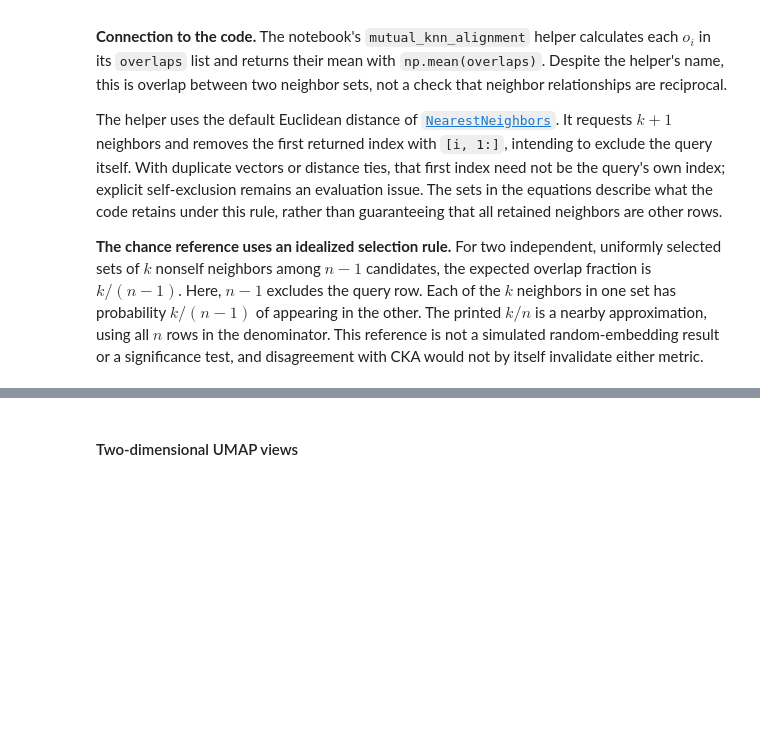
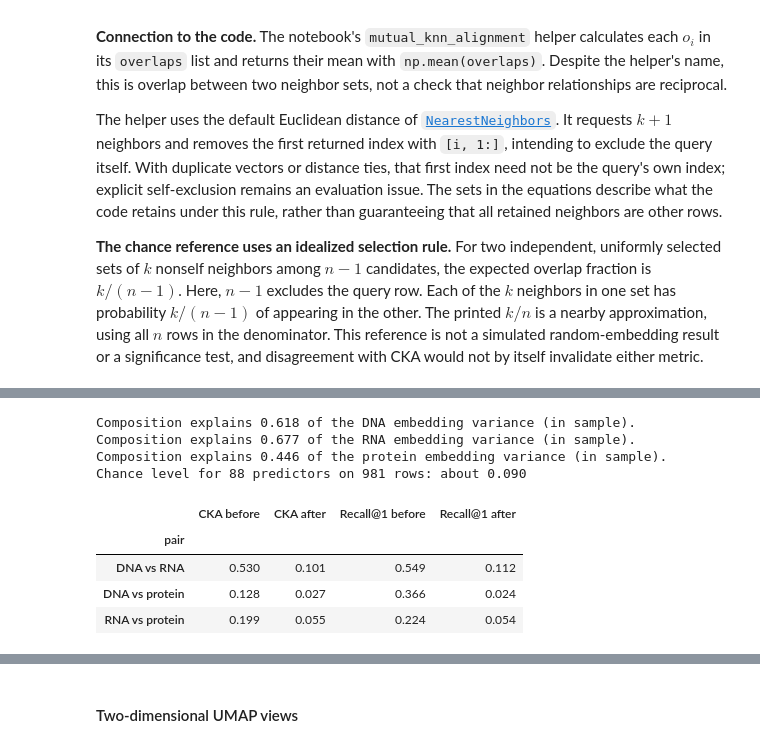
Before and after one commit to jtmckinley4/RNA-Protein-Multimodal-Fusion, a Jupyter notebook: Code/Stage1_refactor.ipynb, the cells around one changed output, grey strips where cells are left out. Saved outputs shown, nothing was run; the diff lists cells and outputs as text; code cells hidden in the pictures; blank space fills up the shorter version.

```diff
--- a/Code/Stage1_refactor.ipynb
+++ b/Code/Stage1_refactor.ipynb
@@ -1571,0 +1899,66 @@ Comparing the pairs is informative. The DNA–RNA pair shows how much correspond
+# %%
+CODONS = ["".join(triplet) for triplet in itertools.product("ACGT", repeat=3)]
+AMINO_ACIDS = list("ACDEFGHIKLMNPQRSTVWY")
+
+
+def composition_features(seq):
+    """Return GC, GC3, log length, 64 codon frequencies, and 20 amino-acid frequencies."""
+    dna = rna_to_dna(seq)
+    protein = translate_cds(seq)
+    codons = [dna[i:i + 3] for i in range(0, len(dna) - 2, 3)]
+    codon_counts = pd.Series(codons).value_counts()
+    codon_freq = [codon_counts.get(c, 0) / len(codons) for c in CODONS]
+    aa_freq = [protein.count(a) / max(len(protein), 1) for a in AMINO_ACIDS]
+    return [gc_content(dna), gc3_content(dna), np.log(len(dna))] + codon_freq + aa_freq
+
+
+def residualize(X, F):
+    """Remove the least-squares fit on standardized F, with an intercept, from every column of X."""
+    F_s = StandardScaler().fit_transform(F)
+    design = np.column_stack([np.ones(len(F_s)), F_s])
+    coef, *_ = np.linalg.lstsq(design, X, rcond=None)
+    return X - design @ coef
+
+
+def cca_recall_at_1(X_a, X_b):
+    """Recall@1 of the PCA-CCA retrieval above, on the same training and test rows."""
+    pca_a = PCA(n_components=50, random_state=SEED).fit(X_a[train_idx])
+    pca_b = PCA(n_components=50, random_state=SEED).fit(X_b[train_idx])
+    cca = CCA(n_components=10).fit(
+        pca_a.transform(X_a[train_idx]), pca_b.transform(X_b[train_idx])
+    )
+    a_c, b_c = cca.transform(pca_a.transform(X_a[test_idx]), pca_b.transform(X_b[test_idx]))
+    nearest = NearestNeighbors(n_neighbors=1).fit(b_c).kneighbors(a_c, return_distance=False)
+    return np.mean(nearest[:, 0] == np.arange(len(test_idx)))
+
+
+composition = np.array([composition_features(s) for s in kept_seqs])
+residual_embeds = {m: residualize(X, composition) for m, X in EMBEDDINGS.items()}
+
+for modality, X in EMBEDDINGS.items():
+    total = ((X - X.mean(axis=0)) ** 2).sum()
+    share = 1 - (residual_embeds[modality] ** 2).sum() / total
+    print(f"Composition explains {share:.3f} of the {modality} embedding variance (in sample).")
+print(f"Chance level for 88 predictors on {len(kept_seqs)} rows: about {88 / len(kept_seqs):.3f}\n")
+
+rows = []
+for a, b in MODALITY_PAIRS:
+    rows.append({
+        "pair": f"{a} vs {b}",
+        "CKA before": linear_cka(EMBEDDINGS[a], EMBEDDINGS[b]),
+        "CKA after": linear_cka(residual_embeds[a], residual_embeds[b]),
+        "Recall@1 before": cca_recall_at_1(EMBEDDINGS[a], EMBEDDINGS[b]),
+        "Recall@1 after": cca_recall_at_1(residual_embeds[a], residual_embeds[b]),
+    })
+composition_control = pd.DataFrame(rows).set_index("pair").round(3)
+composition_control
+# %% [output]
+Composition explains 0.618 of the DNA embedding variance (in sample).
+Composition explains 0.677 of the RNA embedding variance (in sample).
+Composition explains 0.446 of the protein embedding variance (in sample).
+Chance level for 88 predictors on 981 rows: about 0.090
+|  | CKA before | CKA after | Recall@1 before | Recall@1 after |
+| pair |  |  |  |  |
+| DNA vs RNA | 0.530 | 0.101 | 0.549 | 0.112 |
+| DNA vs protein | 0.128 | 0.027 | 0.366 | 0.024 |
+| RNA vs protein | 0.199 | 0.055 | 0.224 | 0.054 |
```
Also changed, not shown: parts of 94 cells of this notebook, 9 other files.
